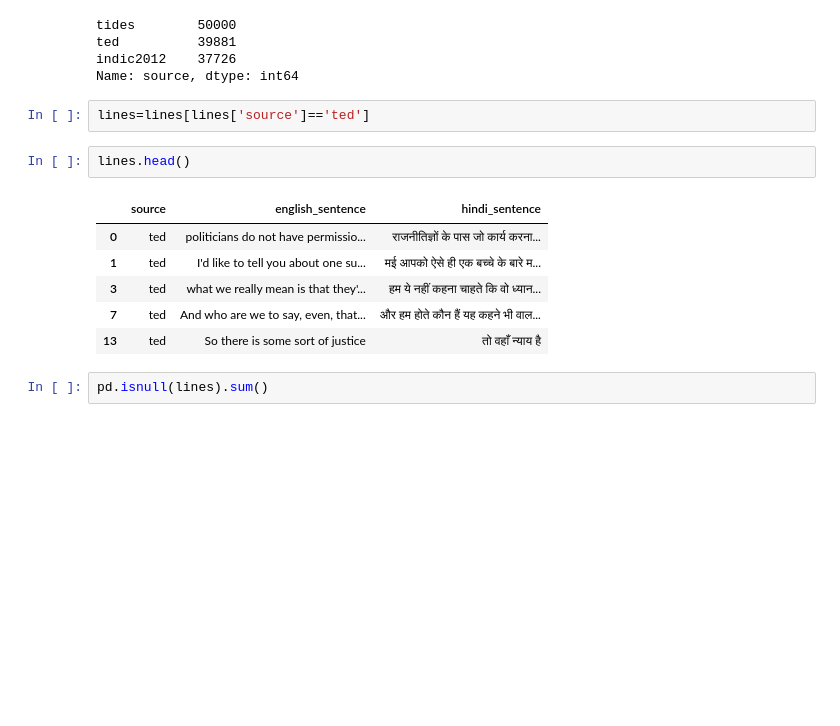
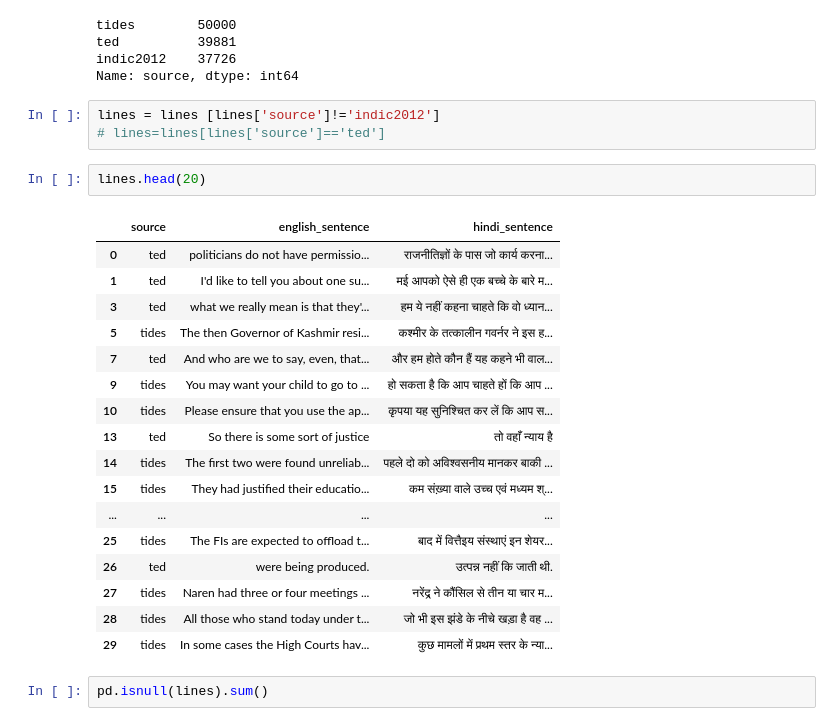
Before and after one commit to lakshay633/Neural-Machine-Translation, a Jupyter notebook: nmt.ipynb, the cells around one changed output. Cells and saved outputs as stored; diff of their text form; blank space fills up the shorter version.

```diff
--- a/nmt.ipynb
+++ b/nmt.ipynb
@@ -24,16 +24,28 @@ ted          39881
 indic2012    37726
 Name: source, dtype: int64
 # %%
-lines=lines[lines['source']=='ted']
+lines = lines [lines['source']!='indic2012']
+# lines=lines[lines['source']=='ted']
 # %%
-lines.head()
+lines.head(20)
 # %% [output]
 |  | source | english_sentence | hindi_sentence |
 | 0 | ted | politicians do not have permissio... | राजनीतिज्ञों के पास जो कार्य करना... |
 | 1 | ted | I'd like to tell you about one su... | मई आपको ऐसे ही एक बच्चे के बारे म... |
 | 3 | ted | what we really mean is that they'... | हम ये नहीं कहना चाहते कि वो ध्यान... |
+| 5 | tides | The then Governor of Kashmir resi... | कश्मीर के तत्कालीन गवर्नर ने इस ह... |
 | 7 | ted | And who are we to say, even, that... | और हम होते कौन हैं यह कहने भी वाल... |
+| 9 | tides | You may want your child to go to ... | हो सकता है कि आप चाहते हों कि आप ... |
+| 10 | tides | Please ensure that you use the ap... | कृपया यह सुनिश्चित कर लें कि आप स... |
 | 13 | ted | So there is some sort of justice | तो वहाँ न्याय है |
+| 14 | tides | The first two were found unreliab... | पहले दो को अविश्वसनीय मानकर बाकी ... |
+| 15 | tides | They had justified their educatio... | कम संख़्या वाले उच्च एवं मध्यम श्... |
+| ... | ... | ... | ... |
+| 25 | tides | The FIs are expected to offload t... | बाद में वित्तैइय संस्थाएं इन शेयर... |
+| 26 | ted | were being produced. | उत्पन्न नहीं कि जाती थी. |
+| 27 | tides | Naren had three or four meetings ... | नरेंद्र ने कौंसिल से तीन या चार म... |
+| 28 | tides | All those who stand today under t... | जो भी इस झंडे के नीचे खड़ा है वह ... |
+| 29 | tides | In some cases the High Courts hav... | कुछ मामलों में प्रथम स्तर के न्या... |
 # %%
 pd.isnull(lines).sum()
 # %% [output]
```
Also changed, not shown: parts of 6 cells of this notebook.
